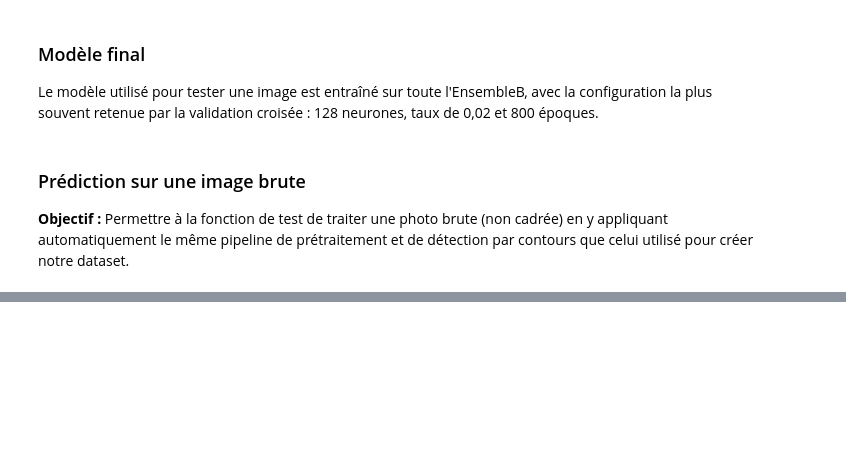
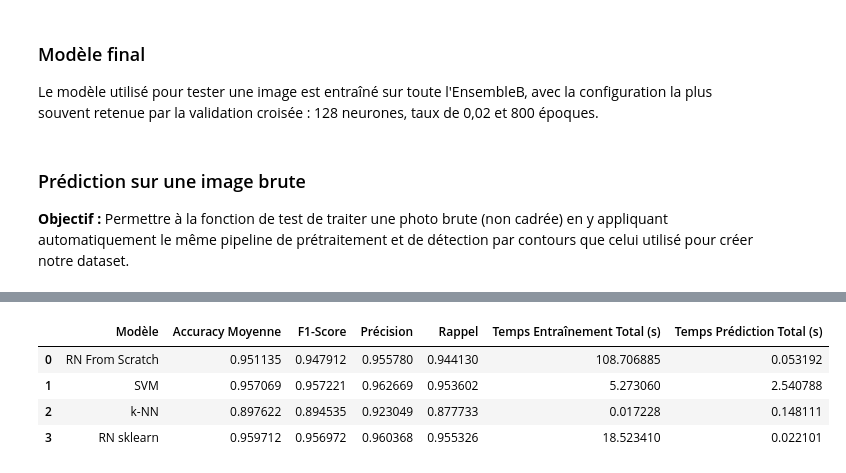
Before and after one commit to titouan-cstr/LOG635-Labo2, a Jupyter notebook: train_model.ipynb, the cells around one changed output, grey strips where cells are left out. Saved outputs shown, nothing was run; the diff lists cells and outputs as text; code cells hidden in the pictures; blank space fills up the shorter version.

```diff
--- a/train_model.ipynb
+++ b/train_model.ipynb
@@ -852,0 +850,93 @@ predire_image_brute(chemin_photo, modele_final, moyenne_finale, ecart_type_final
+# %%
+from sklearn.model_selection import StratifiedKFold
+from sklearn.preprocessing import StandardScaler
+from sklearn.svm import SVC
+from sklearn.neighbors import KNeighborsClassifier
+from sklearn.neural_network import MLPClassifier
+from sklearn.metrics import accuracy_score, precision_recall_fscore_support
+
+
+# 1. Définition des modèles à tester
+modeles_sklearn = {
+    "SVM": SVC(kernel='rbf', C=10.0, random_state=42),
+    "k-NN": KNeighborsClassifier(n_neighbors=5, weights='distance'),
+    "RN sklearn": MLPClassifier(
+        hidden_layer_sizes=(128,),
+        activation='relu',
+        solver='sgd',
+        learning_rate_init=0.02,
+        max_iter=300,
+        random_state=42
+    )
+}
+
+# 2. Validation croisée à 5 plis pour chaque modèle
+K = 5
+skf = StratifiedKFold(n_splits=K, shuffle=True, random_state=42)
+
+resultats_comparaison = []
+
+for nom_modele, clf in modeles_sklearn.items():
+    print(f"\n--> Évaluation de : {nom_modele}...", flush=True)
+
+    acc_plis, f1_plis, prec_plis, rap_plis = [], [], [], []
+    temps_train_total = 0.0
+    temps_pred_total = 0.0
+
+    for pli, (idx_tr, idx_te) in enumerate(skf.split(X_eval, y_eval), start=1):
+        X_tr, y_tr = X_eval[idx_tr], y_eval[idx_tr]
+        X_te, y_te = X_eval[idx_te], y_eval[idx_te]
+
+        # Normalisation standardisée sur l'ensemble d'entraînement uniquement
+        scaler = StandardScaler()
+        X_tr_norm = scaler.fit_transform(X_tr)
+        X_te_norm = scaler.transform(X_te)
+
+        # Entraînement
+        t0 = time.perf_counter()
+        clf.fit(X_tr_norm, y_tr)
+        temps_train_total += (time.perf_counter() - t0)
+
+        # Prédiction
+        t0 = time.perf_counter()
+        y_pred = clf.predict(X_te_norm)
+        temps_pred_total += (time.perf_counter() - t0)
+
+        # Métriques
+        acc = accuracy_score(y_te, y_pred)
+        prec, rap, f1, _ = precision_recall_fscore_support(y_te, y_pred, average='macro', zero_division=0)
+
+        acc_plis.append(acc)
+        f1_plis.append(f1)
+        prec_plis.append(prec)
+        rap_plis.append(rap)
+
+    resultats_comparaison.append({
+        "Modèle": nom_modele,
+        "Accuracy Moyenne": np.mean(acc_plis),
+        "F1-Score": np.mean(f1_plis),
+        "Précision": np.mean(prec_plis),
+        "Rappel": np.mean(rap_plis),
+        "Temps Entraînement Total (s)": temps_train_total,
+        "Temps Prédiction Total (s)": temps_pred_total
+    })
+    print(f"    Terminé : Accuracy = {np.mean(acc_plis):.4f} | F1 = {np.mean(f1_plis):.4f}", flush=True)
+
+df_comp = pd.DataFrame(resultats_comparaison)
+
+# Ajout de la ligne du modèle "From Scratch"
+if 'df_resultats' in globals():
+    ligne_from_scratch = pd.DataFrame([{
+        "Modèle": "RN From Scratch",
+        "Accuracy Moyenne": df_resultats["accuracy"].mean(),
+        "F1-Score": df_resultats["f1"].mean(),
+        "Précision": df_resultats["precision"].mean(),
+        "Rappel": df_resultats["rappel"].mean(),
+        "Temps Entraînement Total (s)": df_resultats["temps_train_s"].sum(),
+        "Temps Prédiction Total (s)": df_resultats["temps_pred_s"].sum()
+    }])
+    df_comp = pd.concat([ligne_from_scratch, df_comp], ignore_index=True)
+
+print("TABLEAU RÉCAPITULATIF COMPARATIF")
+display(df_comp)
+# %% [output]
@@ -852,0 +952,5 @@ predire_image_brute(chemin_photo, modele_final, moyenne_finale, ecart_type_final
+|  | Modèle | Accuracy Moyenne | F1-Score | Précision | Rappel | Temps Entraînement Total (s) | Temps Prédiction Total (s) |
+| 0 | RN From Scratch | 0.951135 | 0.947912 | 0.955780 | 0.944130 | 108.706885 | 0.053192 |
+| 1 | SVM | 0.957069 | 0.957221 | 0.962669 | 0.953602 | 5.273060 | 2.540788 |
+| 2 | k-NN | 0.897622 | 0.894535 | 0.923049 | 0.877733 | 0.017228 | 0.148111 |
+| 3 | RN sklearn | 0.959712 | 0.956972 | 0.960368 | 0.955326 | 18.523410 | 0.022101 |
```
Also changed, not shown: parts of 14 cells of this notebook, 2 other files.
